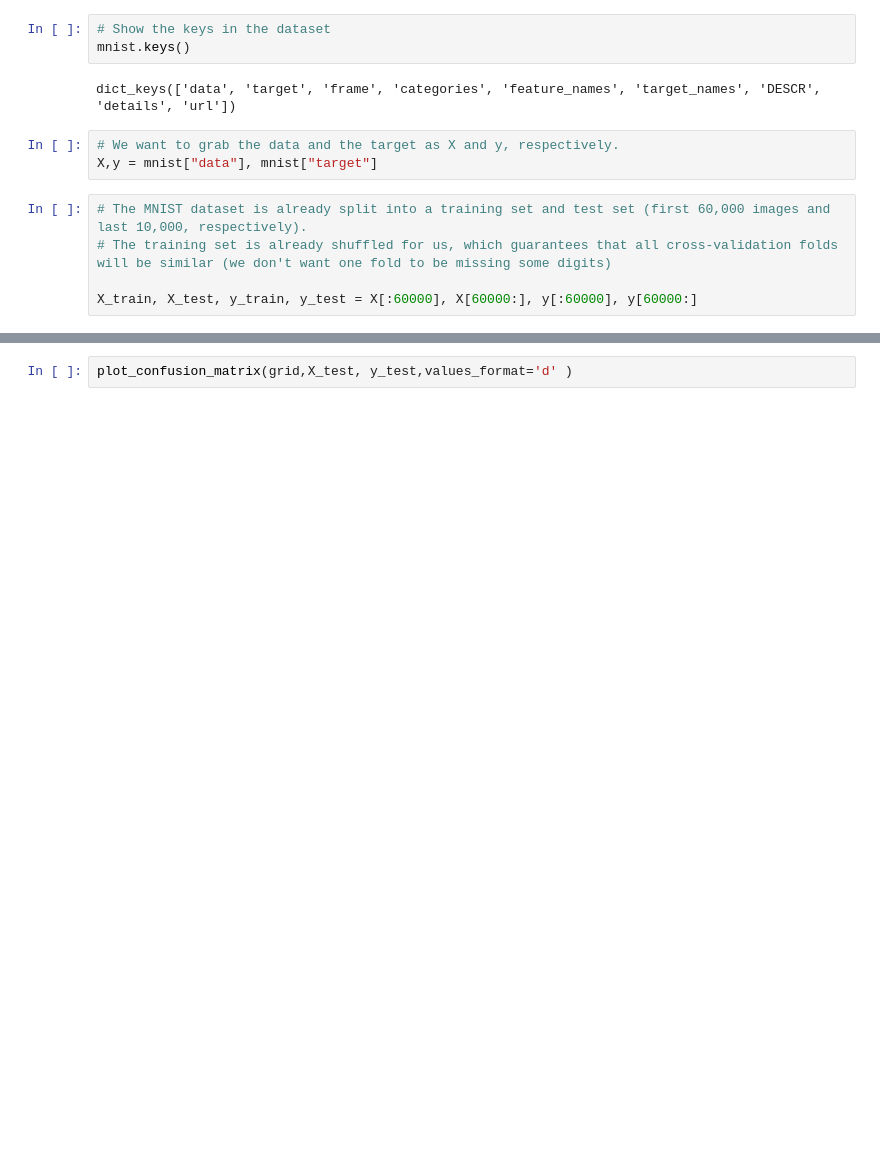
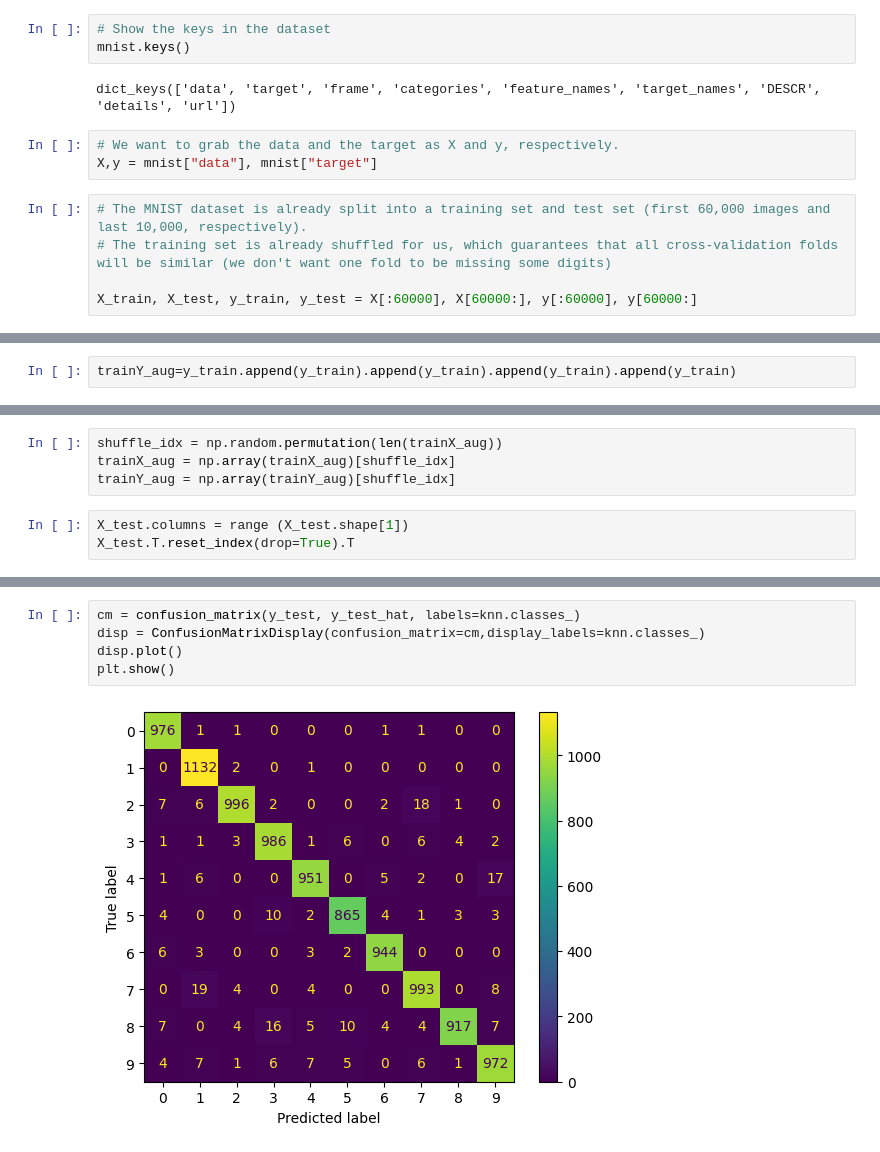
Before and after one commit to gloriahwoang/MNIST-Classification, a Jupyter notebook: MNIST_Part_II.ipynb, the cells around one changed output, grey strips where cells are left out. Saved outputs shown, nothing was run; the diff lists cells and outputs as text; blank space fills up the shorter version.

```diff
--- a/MNIST_Part_II.ipynb
+++ b/MNIST_Part_II.ipynb
@@ -68,0 +101,2 @@ Error:
+# %%
+trainY_aug=y_train.append(y_train).append(y_train).append(y_train).append(y_train)
@@ -117,0 +135,7 @@ Time to run: 1720.0325140953064
+# %%
+shuffle_idx = np.random.permutation(len(trainX_aug))
+trainX_aug = np.array(trainX_aug)[shuffle_idx]
+trainY_aug = np.array(trainY_aug)[shuffle_idx]
+# %%
+X_test.columns = range (X_test.shape[1])
+X_test.T.reset_index(drop=True).T
@@ -127,2 +165,7 @@ ValueError: Input contains NaN, infinity or a value too large for dtype('float64
-# %%
-plot_confusion_matrix(grid,X_test, y_test,values_format='d' )
+# %%
+cm = confusion_matrix(y_test, y_test_hat, labels=knn.classes_)
+disp = ConfusionMatrixDisplay(confusion_matrix=cm,display_labels=knn.classes_)
+disp.plot()
+plt.show()
+# %% [output]
+[figure, added]
```
Also changed, not shown: parts of 12 cells of this notebook, 1 other file.
